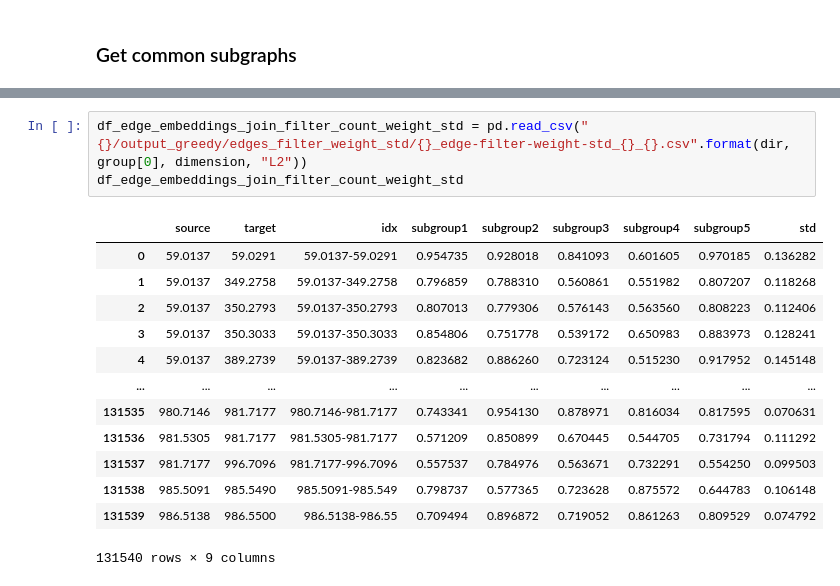
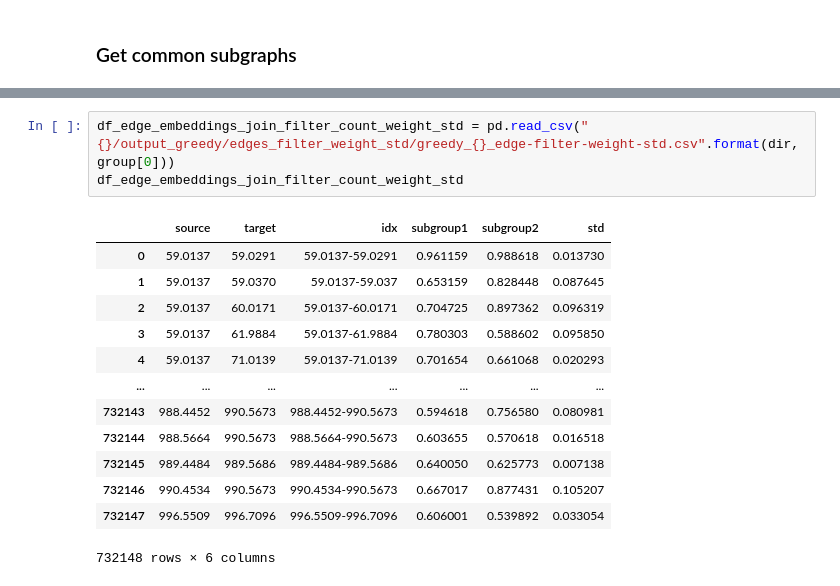
Before and after one commit to win7/GNN_Unsupervised, a Jupyter notebook: baseline.ipynb, the cells around one changed output, grey strips where cells are left out. Drawn from its saved outputs; the diff is of its cells as text.

```diff
--- a/baseline.ipynb
+++ b/baseline.ipynb
@@ -193,17 +189,17 @@ time: 1.25 s (started: 2023-05-24 10:52:28 -05:00)
 # %%
-df_edge_embeddings_join_filter_count_weight_std = pd.read_csv("{}/output_greedy/edges_filter_weight_std/{}_edge-filter-weight-std_{}_{}.csv".format(dir, group[0], dimension, "L2"))
+df_edge_embeddings_join_filter_count_weight_std = pd.read_csv("{}/output_greedy/edges_filter_weight_std/greedy_{}_edge-filter-weight-std.csv".format(dir, group[0]))
 df_edge_embeddings_join_filter_count_weight_std
 # %% [output]
-|  | source | target | idx | subgroup1 | subgroup2 | subgroup3 | subgroup4 | subgroup5 | std |
-| 0 | 59.0137 | 59.0291 | 59.0137-59.0291 | 0.954735 | 0.928018 | 0.841093 | 0.601605 | 0.970185 | 0.136282 |
-| 1 | 59.0137 | 349.2758 | 59.0137-349.2758 | 0.796859 | 0.788310 | 0.560861 | 0.551982 | 0.807207 | 0.118268 |
-| 2 | 59.0137 | 350.2793 | 59.0137-350.2793 | 0.807013 | 0.779306 | 0.576143 | 0.563560 | 0.808223 | 0.112406 |
-| 3 | 59.0137 | 350.3033 | 59.0137-350.3033 | 0.854806 | 0.751778 | 0.539172 | 0.650983 | 0.883973 | 0.128241 |
-| 4 | 59.0137 | 389.2739 | 59.0137-389.2739 | 0.823682 | 0.886260 | 0.723124 | 0.515230 | 0.917952 | 0.145148 |
-| ... | ... | ... | ... | ... | ... | ... | ... | ... | ... |
-| 131535 | 980.7146 | 981.7177 | 980.7146-981.7177 | 0.743341 | 0.954130 | 0.878971 | 0.816034 | 0.817595 | 0.070631 |
-| 131536 | 981.5305 | 981.7177 | 981.5305-981.7177 | 0.571209 | 0.850899 | 0.670445 | 0.544705 | 0.731794 | 0.111292 |
-| 131537 | 981.7177 | 996.7096 | 981.7177-996.7096 | 0.557537 | 0.784976 | 0.563671 | 0.732291 | 0.554250 | 0.099503 |
-| 131538 | 985.5091 | 985.5490 | 985.5091-985.549 | 0.798737 | 0.577365 | 0.723628 | 0.875572 | 0.644783 | 0.106148 |
-| 131539 | 986.5138 | 986.5500 | 986.5138-986.55 | 0.709494 | 0.896872 | 0.719052 | 0.861263 | 0.809529 | 0.074792 |
+|  | source | target | idx | subgroup1 | subgroup2 | std |
+| 0 | 59.0137 | 59.0291 | 59.0137-59.0291 | 0.961159 | 0.988618 | 0.013730 |
+| 1 | 59.0137 | 59.0370 | 59.0137-59.037 | 0.653159 | 0.828448 | 0.087645 |
+| 2 | 59.0137 | 60.0171 | 59.0137-60.0171 | 0.704725 | 0.897362 | 0.096319 |
+| 3 | 59.0137 | 61.9884 | 59.0137-61.9884 | 0.780303 | 0.588602 | 0.095850 |
+| 4 | 59.0137 | 71.0139 | 59.0137-71.0139 | 0.701654 | 0.661068 | 0.020293 |
+| ... | ... | ... | ... | ... | ... | ... |
+| 732143 | 988.4452 | 990.5673 | 988.4452-990.5673 | 0.594618 | 0.756580 | 0.080981 |
+| 732144 | 988.5664 | 990.5673 | 988.5664-990.5673 | 0.603655 | 0.570618 | 0.016518 |
+| 732145 | 989.4484 | 989.5686 | 989.4484-989.5686 | 0.640050 | 0.625773 | 0.007138 |
+| 732146 | 990.4534 | 990.5673 | 990.4534-990.5673 | 0.667017 | 0.877431 | 0.105207 |
+| 732147 | 996.5509 | 996.7096 | 996.5509-996.7096 | 0.606001 | 0.539892 | 0.033054 |
-131540 rows × 9 columns
+732148 rows × 6 columns
```
Also changed, not shown: parts of 33 cells of this notebook, 4 other files.
